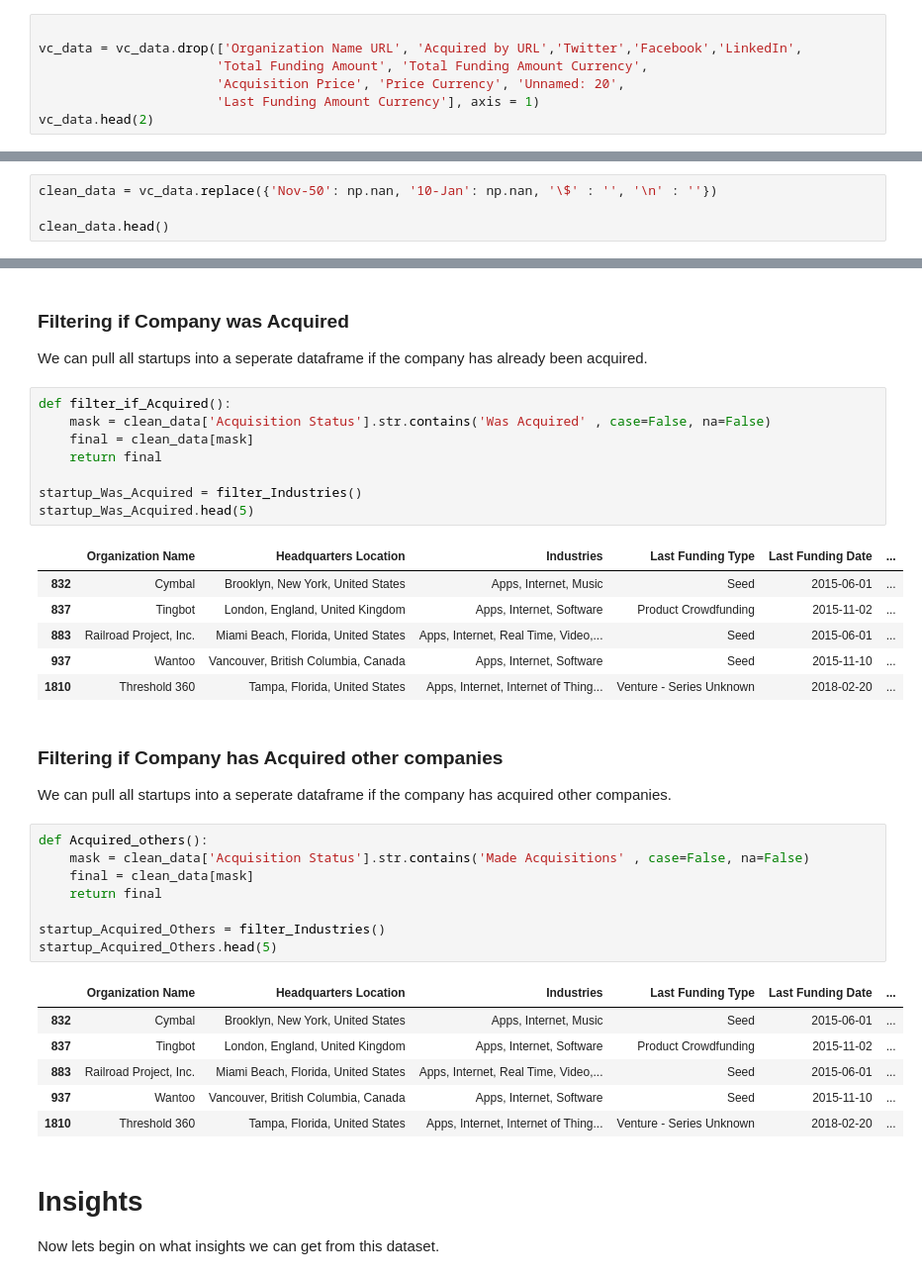
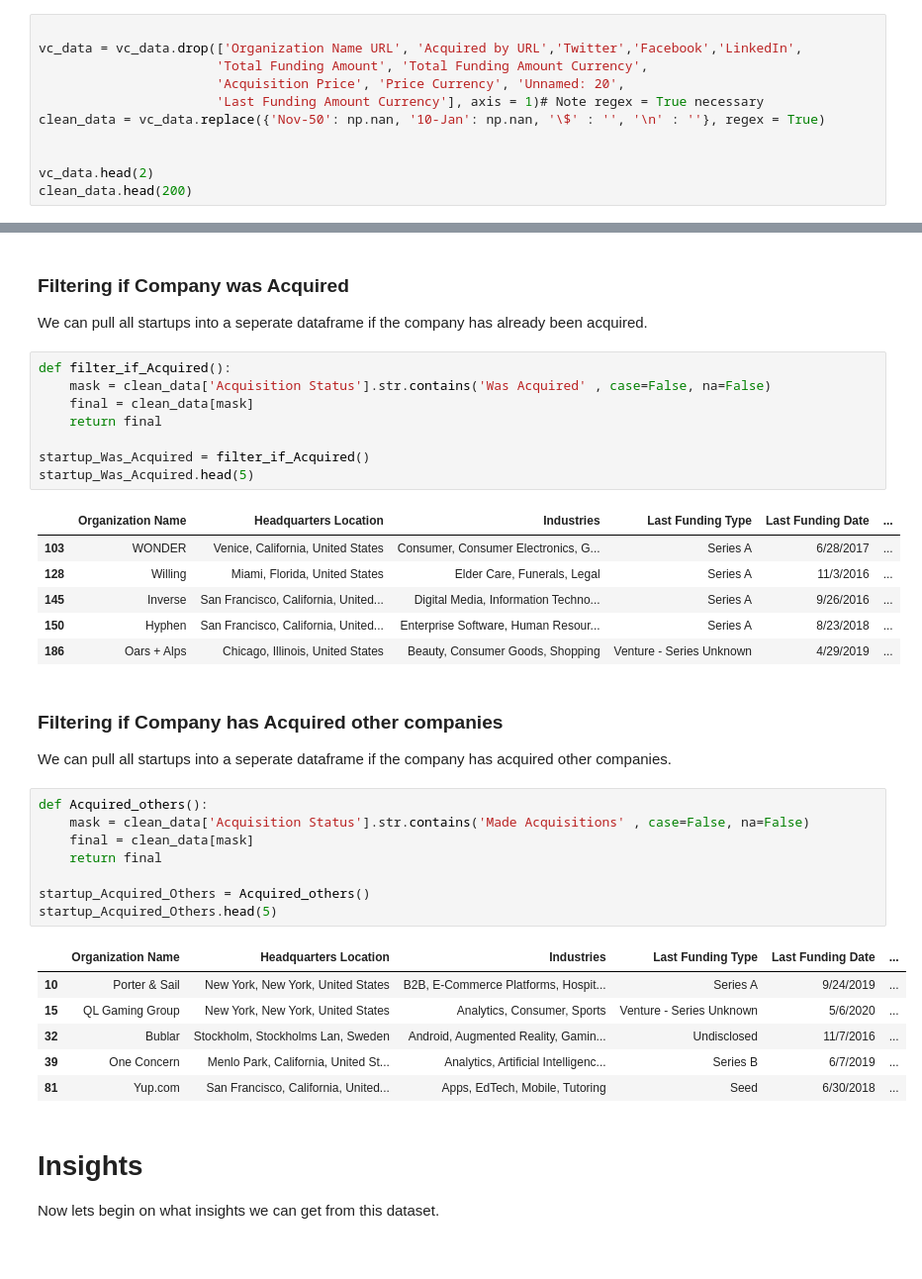
Before and after one commit to Smalik182/Venture_Capital_StartUp_Analysis, a Jupyter notebook: Untitled.ipynb, the cells around one changed output, grey strips where cells are left out. Shown at 99% size. Drawn from its saved outputs; the diff is of its cells as text.

```diff
--- a/Untitled.ipynb
+++ b/Untitled.ipynb
@@ -36,8 +37,12 @@ We can also remove all the column with data that is not in USD, since there are
 vc_data = vc_data.drop(['Organization Name URL', 'Acquired by URL','Twitter','Facebook','LinkedIn',
                        'Total Funding Amount', 'Total Funding Amount Currency',
                        'Acquisition Price', 'Price Currency', 'Unnamed: 20',
-                       'Last Funding Amount Currency'], axis = 1)
+                       'Last Funding Amount Currency'], axis = 1)# Note regex = True necessary
+clean_data = vc_data.replace({'Nov-50': np.nan, '10-Jan': np.nan, '\$' : '', '\n' : ''}, regex = True)
+
+
 vc_data.head(2)
+clean_data.head(200)
 # %% [output]
 |  | Organization Name | Headquarters Location | Industries | Last Funding Type | Last Funding Date | ... |
 | 0 | Nexar | Tel Aviv, Tel Aviv, Israel | Apps, Autonomous Vehicles, Intern... | Series C | 4/30/2020 | ... |
@@ -96,7 +115,3 @@ memory usage: 3.4+ MB
 
 We can see an error in the dataset where in some rows the Number of Employees is 'Nov-50' or '10-Jan'.
 Lets also clean up the '$' and any newlines we may have (\n)
-# %%
-clean_data = vc_data.replace({'Nov-50': np.nan, '10-Jan': np.nan, '\$' : '', '\n' : ''})
-
-clean_data.head()
@@ -172,15 +180,15 @@ def filter_if_Acquired():
     final = clean_data[mask]
     return final
 
-startup_Was_Acquired = filter_Industries()
+startup_Was_Acquired = filter_if_Acquired()
 startup_Was_Acquired.head(5)
 # %% [output]
 |  | Organization Name | Headquarters Location | Industries | Last Funding Type | Last Funding Date | ... |
-| 832 | Cymbal | Brooklyn, New York, United States | Apps, Internet, Music | Seed | 2015-06-01 | ... |
-| 837 | Tingbot | London, England, United Kingdom | Apps, Internet, Software | Product Crowdfunding | 2015-11-02 | ... |
-| 883 | Railroad Project, Inc. | Miami Beach, Florida, United States | Apps, Internet, Real Time, Video,... | Seed | 2015-06-01 | ... |
-| 937 | Wantoo | Vancouver, British Columbia, Canada | Apps, Internet, Software | Seed | 2015-11-10 | ... |
-| 1810 | Threshold 360 | Tampa, Florida, United States | Apps, Internet, Internet of Thing... | Venture - Series Unknown | 2018-02-20 | ... |
+| 103 | WONDER | Venice, California, United States | Consumer, Consumer Electronics, G... | Series A | 6/28/2017 | ... |
+| 128 | Willing | Miami, Florida, United States | Elder Care, Funerals, Legal | Series A | 11/3/2016 | ... |
+| 145 | Inverse | San Francisco, California, United... | Digital Media, Information Techno... | Series A | 9/26/2016 | ... |
+| 150 | Hyphen | San Francisco, California, United... | Enterprise Software, Human Resour... | Series A | 8/23/2018 | ... |
+| 186 | Oars + Alps | Chicago, Illinois, United States | Beauty, Consumer Goods, Shopping | Venture - Series Unknown | 4/29/2019 | ... |
 # %% [markdown]
 ### Filtering if Company has Acquired other companies
 
@@ -188,18 +196,18 @@ We can pull all startups into a seperate dataframe if the company has acquired o
 # %%
 def Acquired_others():
     mask = clean_data['Acquisition Status'].str.contains('Made Acquisitions' , case=False, na=False)
     final = clean_data[mask]
     return final
 
-startup_Acquired_Others = filter_Industries()
+startup_Acquired_Others = Acquired_others()
 startup_Acquired_Others.head(5)
 # %% [output]
 |  | Organization Name | Headquarters Location | Industries | Last Funding Type | Last Funding Date | ... |
-| 832 | Cymbal | Brooklyn, New York, United States | Apps, Internet, Music | Seed | 2015-06-01 | ... |
-| 837 | Tingbot | London, England, United Kingdom | Apps, Internet, Software | Product Crowdfunding | 2015-11-02 | ... |
-| 883 | Railroad Project, Inc. | Miami Beach, Florida, United States | Apps, Internet, Real Time, Video,... | Seed | 2015-06-01 | ... |
-| 937 | Wantoo | Vancouver, British Columbia, Canada | Apps, Internet, Software | Seed | 2015-11-10 | ... |
-| 1810 | Threshold 360 | Tampa, Florida, United States | Apps, Internet, Internet of Thing... | Venture - Series Unknown | 2018-02-20 | ... |
+| 10 | Porter & Sail | New York, New York, United States | B2B, E-Commerce Platforms, Hospit... | Series A | 9/24/2019 | ... |
+| 15 | QL Gaming Group | New York, New York, United States | Analytics, Consumer, Sports | Venture - Series Unknown | 5/6/2020 | ... |
+| 32 | Bublar | Stockholm, Stockholms Lan, Sweden | Android, Augmented Reality, Gamin... | Undisclosed | 11/7/2016 | ... |
+| 39 | One Concern | Menlo Park, California, United St... | Analytics, Artificial Intelligenc... | Series B | 6/7/2019 | ... |
+| 81 | Yup.com | San Francisco, California, United... | Apps, EdTech, Mobile, Tutoring | Seed | 6/30/2018 | ... |
 # %% [markdown]
 # Insights
 
```
Also changed, not shown: parts of 20 cells of this notebook.
